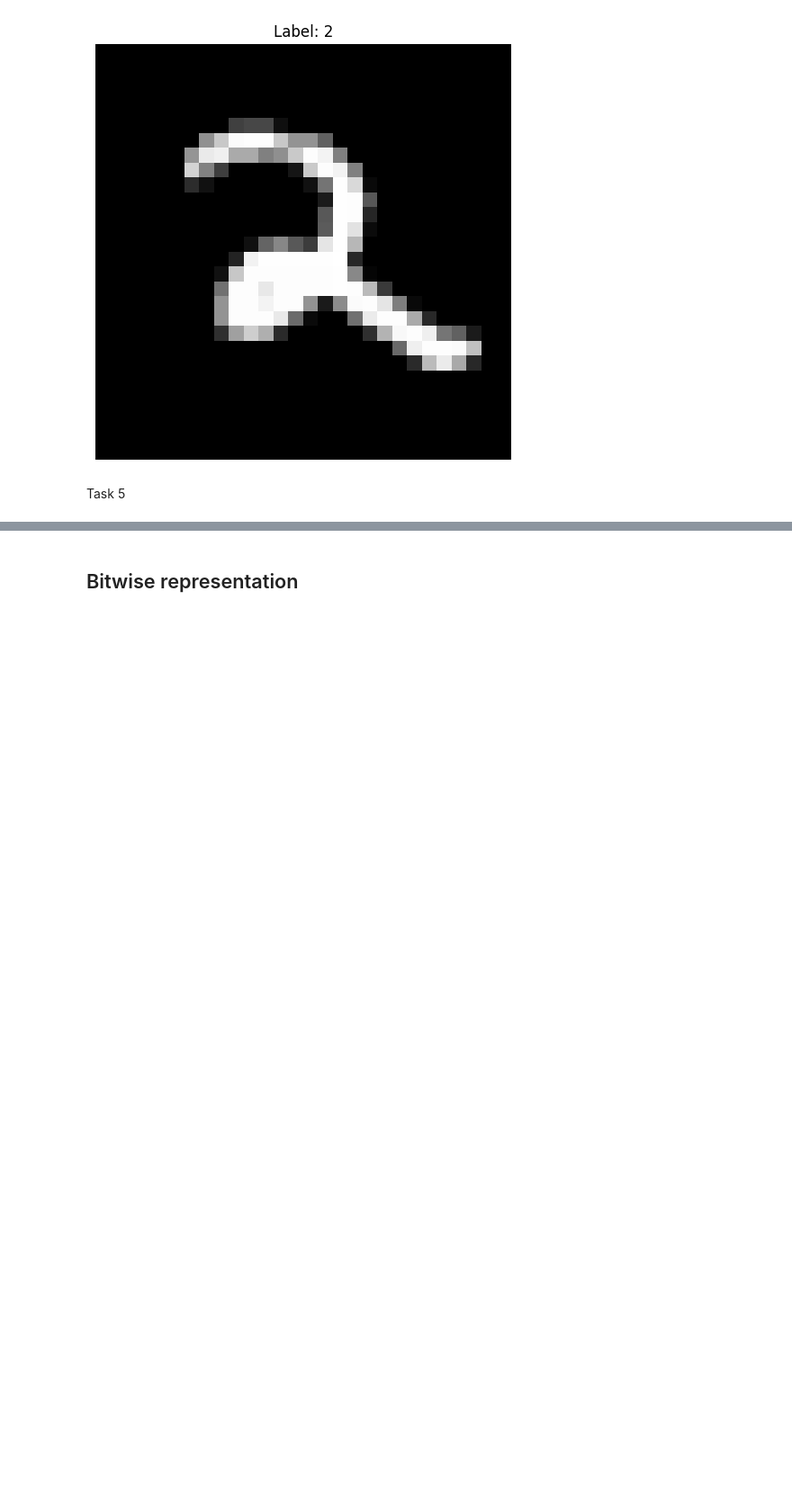
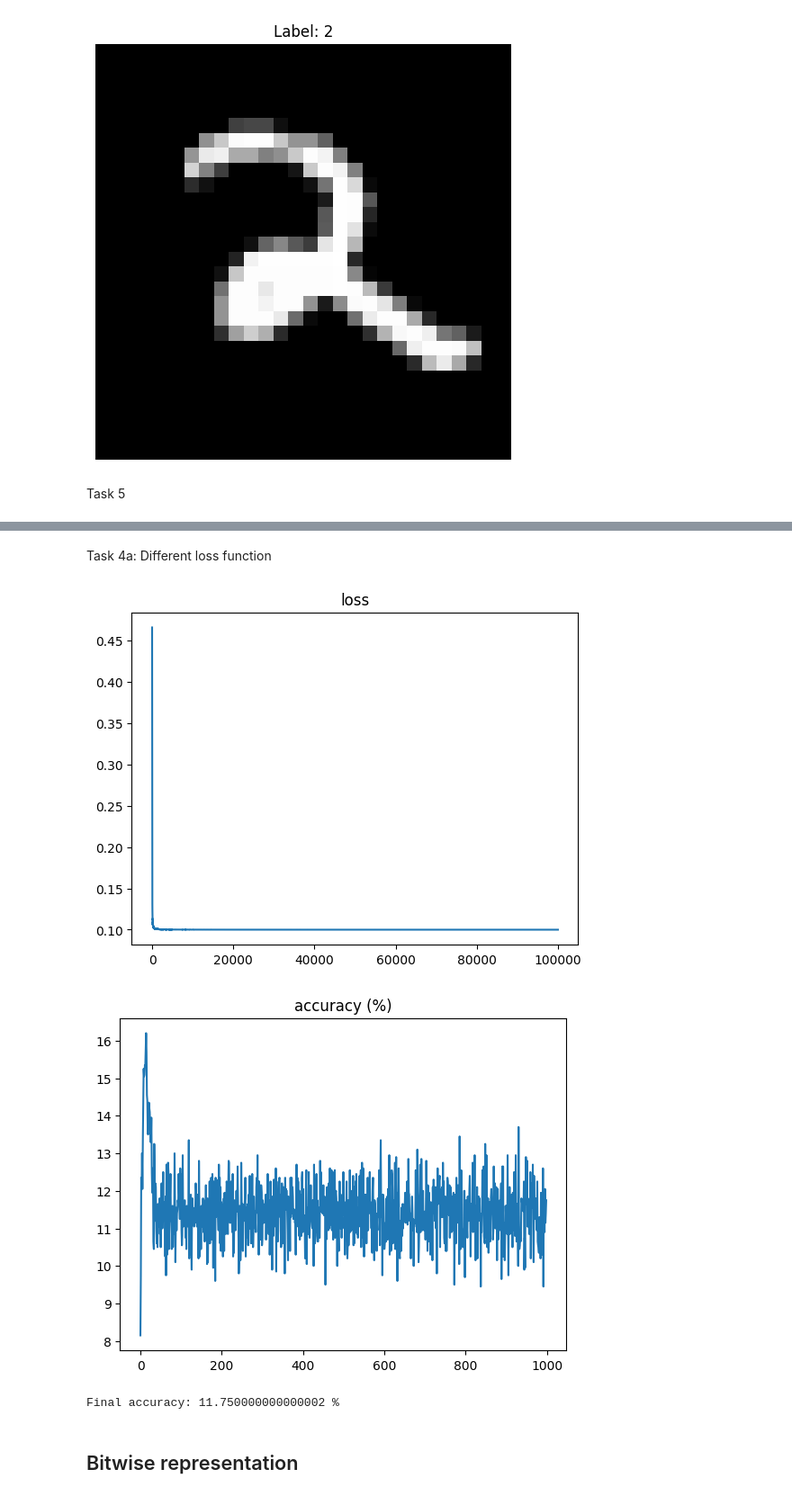
Before and after one commit to TobiasGOAT/firstgroup, a Jupyter notebook: notebooks/FNN.ipynb, the cells around one changed output, grey strips where cells are left out. Shown: that part at 90% size. Cells and saved outputs as stored; diff of their text form; code cells hidden in the pictures; blank space fills up the shorter version.

```diff
--- a/notebooks/FNN.ipynb
+++ b/notebooks/FNN.ipynb
@@ -532,3 +534,47 @@ Final accuracy: 89.4 %
+# %% [markdown]
+Task 4a: Different loss function
+# %%
+
+epochs = 100000 #10000
+batch_size = 20 #64
+input_size = 784
+output_size = 10
+hidden_size = [30]*2
+
+nn = NeuralNetwork(input_size, hidden_size, output_size, "sigmoid")
+
+tran = Trainer(epochs,batch_size)
+
+def abs(self):
+    """Absolute value with autograd support"""
+    out = Data(np.abs(self._data), parents=(self,))
+    def _backward():
+        # derivative of |x| is sign(x), undefined at 0 but we treat it as 0
+        grad = np.sign(self._data)
+        grad[self._data == 0] = 0
+        self._num_grad += Data._match_shape(out._num_grad * grad, self._data.shape)
+    out._backward = _backward
+    return out
+
+
+loss_function = lambda y_out, y_correct: abs(y_correct - y_out)
+
+nn = tran.train(nn,loss_function)
+
+plt.plot([i for i in range(len(tran._loss_list))], tran._loss_list)
+plt.title("loss")
+plt.show()
+acc = []
+for i in range(0, epochs-100, 100):
+    acc.append(np.sum(tran._guess[i:i+100]))
+plt.plot([i for i in range(len(acc))], acc)
+plt.title("accuracy (%)")
+plt.show()
+print("Final accuracy:", acc[-1], "%")
+# %% [output]
+[figure, added]
+[figure, added]
+Final accuracy: 11.750000000000002 %
 # %% [markdown]
 ## Bitwise representation
 # %% [markdown]
```
Also changed, not shown: parts of 2 cells of this notebook.
